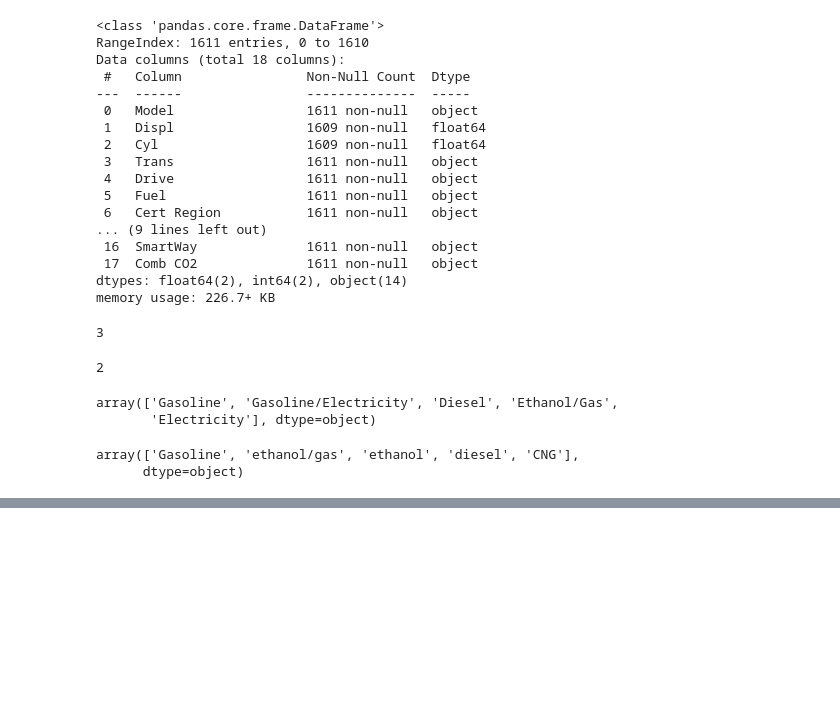
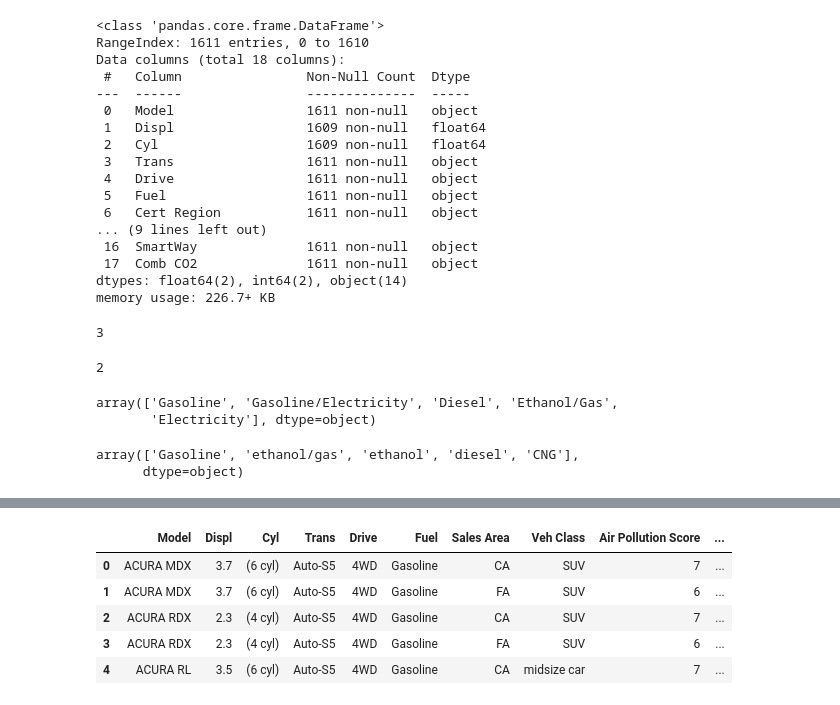
Before and after one commit to jumbamark/data_analysis, a Jupyter notebook: case_studies/second/fuel_economy.ipynb, the cells around one changed output, grey strips where cells are left out. Saved outputs shown, nothing was run; the diff lists cells and outputs as text; code cells hidden in the pictures; blank space fills up the shorter version.

Commit message:
cleaning column labels

```diff
--- a/case_studies/second/fuel_economy.ipynb
+++ b/case_studies/second/fuel_economy.ipynb
@@ -187,0 +198,11 @@ array(['Gasoline', 'ethanol/gas', 'ethanol', 'diesel', 'CNG'],
+# %%
+# Drop extraneous columns on 2008 data set
+df_08.drop(['Stnd', 'Underhood ID', 'FE Calc Appr', 'Unadj Cmb MPG'], axis=1, inplace=True)
+df_08.head()
+# %% [output]
+|  | Model | Displ | Cyl | Trans | Drive | Fuel | Sales Area | Veh Class | Air Pollution Score | ... |
+| 0 | ACURA MDX | 3.7 | (6 cyl) | Auto-S5 | 4WD | Gasoline | CA | SUV | 7 | ... |
+| 1 | ACURA MDX | 3.7 | (6 cyl) | Auto-S5 | 4WD | Gasoline | FA | SUV | 6 | ... |
+| 2 | ACURA RDX | 2.3 | (4 cyl) | Auto-S5 | 4WD | Gasoline | CA | SUV | 7 | ... |
+| 3 | ACURA RDX | 2.3 | (4 cyl) | Auto-S5 | 4WD | Gasoline | FA | SUV | 6 | ... |
+| 4 | ACURA RL | 3.5 | (6 cyl) | Auto-S5 | 4WD | Gasoline | CA | midsize car | 7 | ... |
```
Also changed, not shown: parts of 8 cells of this notebook, 2 other files.
